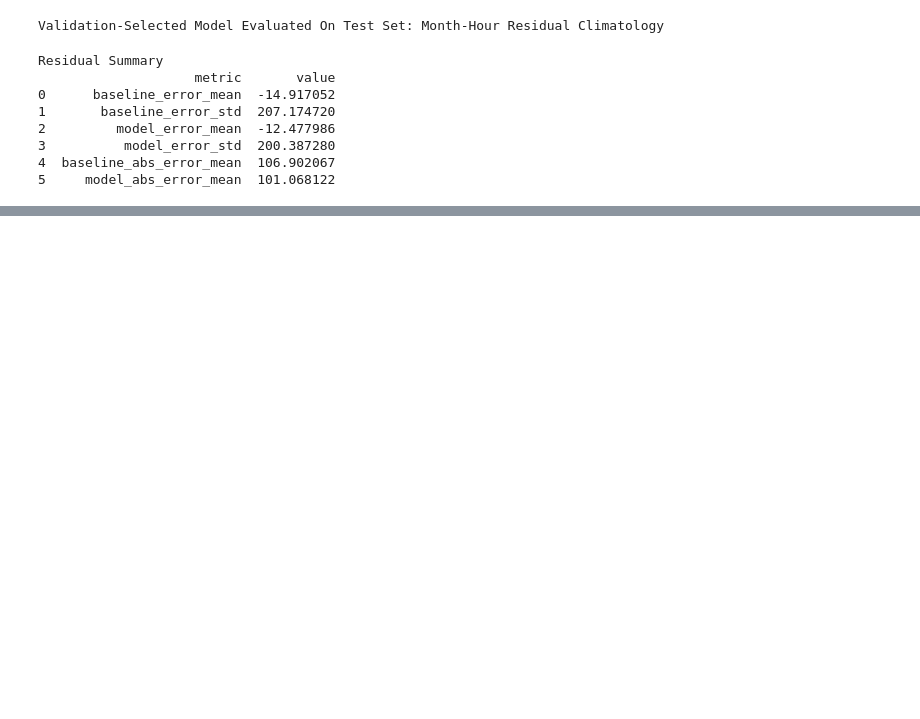
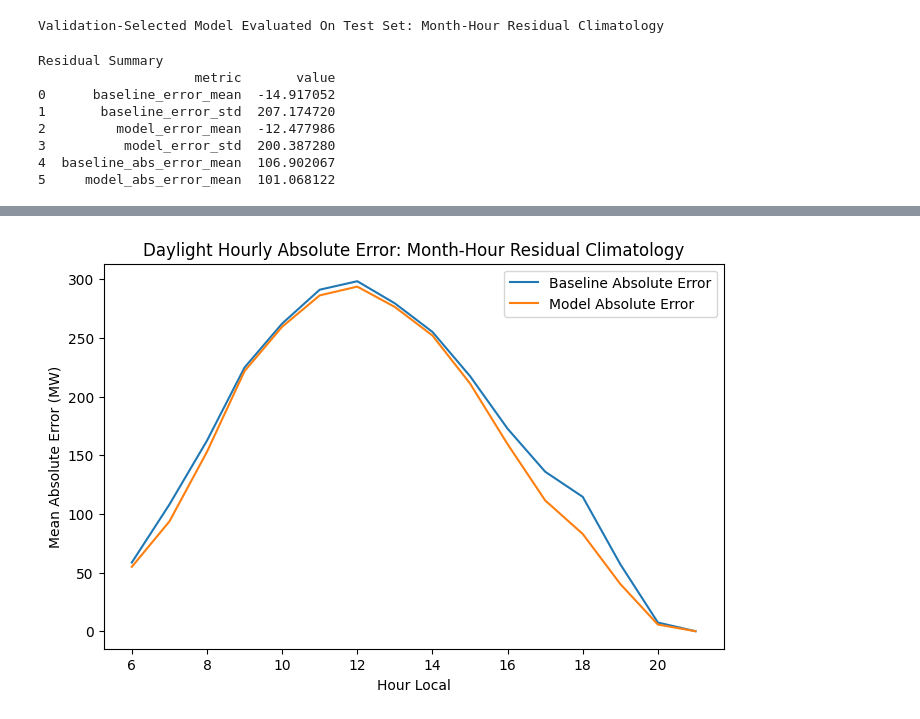
Before and after one commit to sumaitate/nyiso-solar-residual, a Jupyter notebook: notebooks/03_baseline_models.ipynb, the cells around one changed output, grey strips where cells are left out. Drawn from its saved outputs; the diff is of its cells as text; code cells hidden in the pictures; blank space fills up the shorter version.

```diff
--- a/notebooks/03_baseline_models.ipynb
+++ b/notebooks/03_baseline_models.ipynb
@@ -581,0 +611,11 @@ Residual Summary
+# %%
+plt.figure(figsize=(8, 5))
+plt.plot(hourly_day["hour_local"], hourly_day["baseline_abs_error_mw"], label="Baseline Absolute Error")
+plt.plot(hourly_day["hour_local"], hourly_day["model_abs_error_mw"], label="Model Absolute Error")
+plt.title(f"Daylight Hourly Absolute Error: {best_model_name}")
+plt.xlabel("Hour Local")
+plt.ylabel("Mean Absolute Error (MW)")
+plt.legend()
+plt.show()
+# %% [output]
+[figure, added]
```
Also changed, not shown: parts of 20 cells of this notebook, 8 other files.
